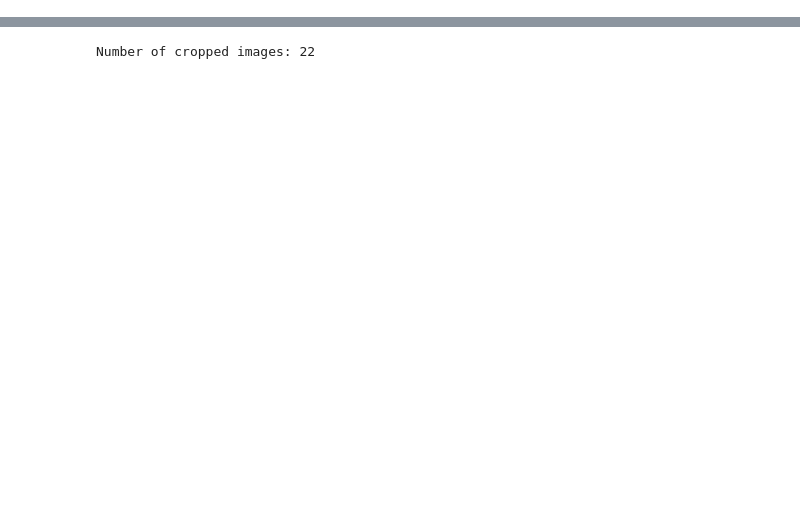
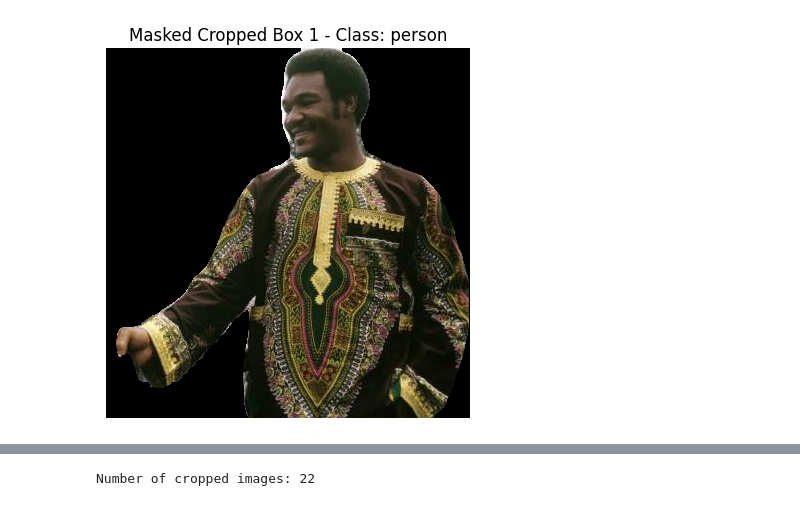
Before and after one commit to mtilerisoy/ML-based-Image-Matching, a Jupyter notebook: scripts/instance-segmentation.ipynb, the cells around one changed output, grey strips where cells are left out. Drawn from its saved outputs; the diff is of its cells as text; code cells hidden in the pictures; blank space fills up the shorter version.

Commit message:
fix multiple image passing

```diff
--- a/scripts/instance-segmentation.ipynb
+++ b/scripts/instance-segmentation.ipynb
@@ -4,61 +4,63 @@ import matplotlib.pyplot as plt
 import numpy as np
 from ultralytics import YOLO
 
-def segment_and_crop_images(image_paths, model, show_images=False):
-    # Run batched inference on a list of images
-    results = model(image_paths)  # return a list of Results objects
+def segment_and_crop_image(image, model, show_images=False):
+    # Run inference on a single image
+    result = model(image)[0]  # Get the first (and only) result
     cropped_images = []
 
-    # Process results list
-    for img_path, result in zip(image_paths, results):
-        image = cv2.imread(img_path)
-        boxes = result.boxes  # Boxes object for bounding box outputs
-        masks = result.masks  # Masks object for instance segmentation masks
-        class_names = result.names  # Class names for the detected objects
+    # Process result
+    boxes = result.boxes  # Boxes object for bounding box outputs
+    masks = result.masks  # Masks object for instance segmentation masks
+    class_names = result.names  # Class names for the detected objects
 
-        if masks is not None:
-            for idx, (box, mask) in enumerate(zip(boxes, masks)):
+    if masks is not None:
+        for idx, (box, mask) in enumerate(zip(boxes, masks)):
 
-                # Get the predicted class name
-                class_id = int(box.cls[0])
-                class_name = class_names[class_id]
+            # Get the predicted class name
+            class_id = int(box.cls[0])
+            class_name = class_names[class_id]
 
-                # Skip if the class is not a person
-                if class_name != 'person':
-                    print(f"Skipping box {idx+1} as it is not a person.")
-                    continue
+            # Skip if the class is not a person
+            if class_name != 'person':
+                print(f"Skipping box {idx+1} as it is not a person.")
+                continue
 
-                # Get coordinates of the bounding box
-                x1, y1, x2, y2 = map(int, box.xyxy[0])
+            # Get coordinates of the bounding box
+            x1, y1, x2, y2 = map(int, box.xyxy[0])
 
-                # Convert mask to NumPy array and get the mask coordinates
-                mask_np = mask.data.squeeze(0).cpu().numpy()
-                mask_coords = mask.xy[0]
+            # Convert mask to NumPy array and get the mask coordinates
+            mask_np = mask.data.squeeze(0).cpu().numpy()
+            mask_coords = mask.xy[0]
 
-                # Create a blank mask with the same dimensions as the original image
-                blank_mask = np.zeros(image.shape[:2], dtype=np.uint8)
+            # Create a blank mask with the same dimensions as the original image
+            blank_mask = np.zeros(image.shape[:2], dtype=np.uint8)
 
-                # Fill the blank mask with the mask coordinates
-                cv2.fillPoly(blank_mask, [mask_coords.astype(np.int32)], 1)
+            # Fill the blank mask with the mask coordinates
+            cv2.fillPoly(blank_mask, [mask_coords.astype(np.int32)], 1)
 
-                # Apply the mask to the original image
-                masked_image = cv2.bitwise_and(image, image, mask=blank_mask)
+            # Apply the mask to the original image
+            masked_image = cv2.bitwise_and(image, image, mask=blank_mask)
 
-                # Crop the masked image using the bounding box coordinates
-                cropped_masked_img = masked_image[y1:y2, x1:x2]
-                cropped_images.append(cropped_masked_img)
+            # Crop the masked image using the bounding box coordinates
+            cropped_masked_img = masked_image[y1:y2, x1:x2]
+            cropped_images.append(cropped_masked_img)
 
-                if show_images:
-                    # Get the predicted class name
-                    class_id = int(box.cls[0])
-                    class_name = class_names[class_id]
-
-                    # Display the masked cropped image with the class name in the title
-                    plt.imshow(cv2.cvtColor(cropped_masked_img, cv2.COLOR_BGR2RGB))
-                    plt.title(f'Masked Cropped Box {idx+1} - Class: {class_name}')
-                    plt.axis('off')
-                    plt.show()
-        else:
-            print("No masks detected.")
+            if show_images:
+                # Display the masked cropped image with the class name in the title
+                plt.imshow(cv2.cvtColor(cropped_masked_img, cv2.COLOR_BGR2RGB))
+                plt.title(f'Masked Cropped Box {idx+1} - Class: {class_name}')
+                plt.axis('off')
+                plt.show()
+    else:
+        print("No masks detected.")
 
     return cropped_images
+
+# Example usage:
+model = YOLO("yolov8l-seg.pt")
+images = [cv2.imread("../data/X.jpg"), cv2.imread("../data/Y.jpg"), cv2.imread("../data/YY.jpg"), cv2.imread("../data/Z.jp2")]
+cropped_images = []
+for image in images:
+    cropped_images.extend(segment_and_crop_image(image, model, show_images=True))
+# %% [output]
@@ -64,0 +69 @@ def segment_and_crop_images(image_paths, model, show_images=False):
+[figure, added]
```
Also changed, not shown: parts of 2 cells of this notebook.
